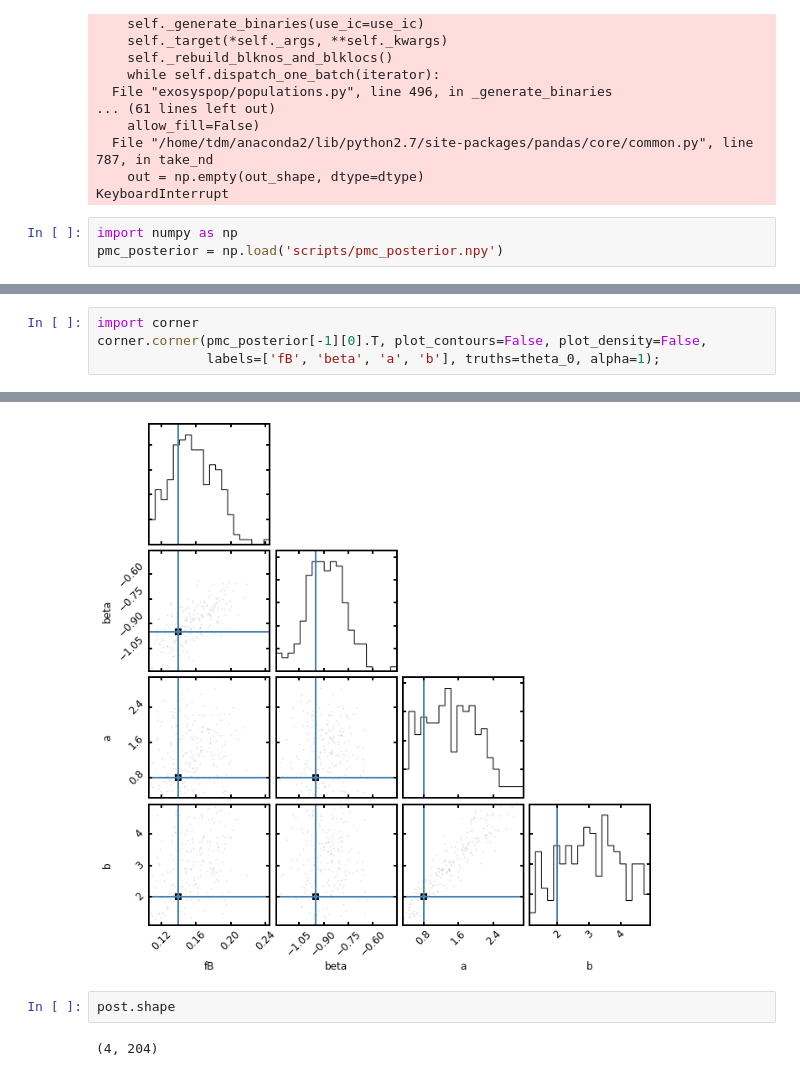
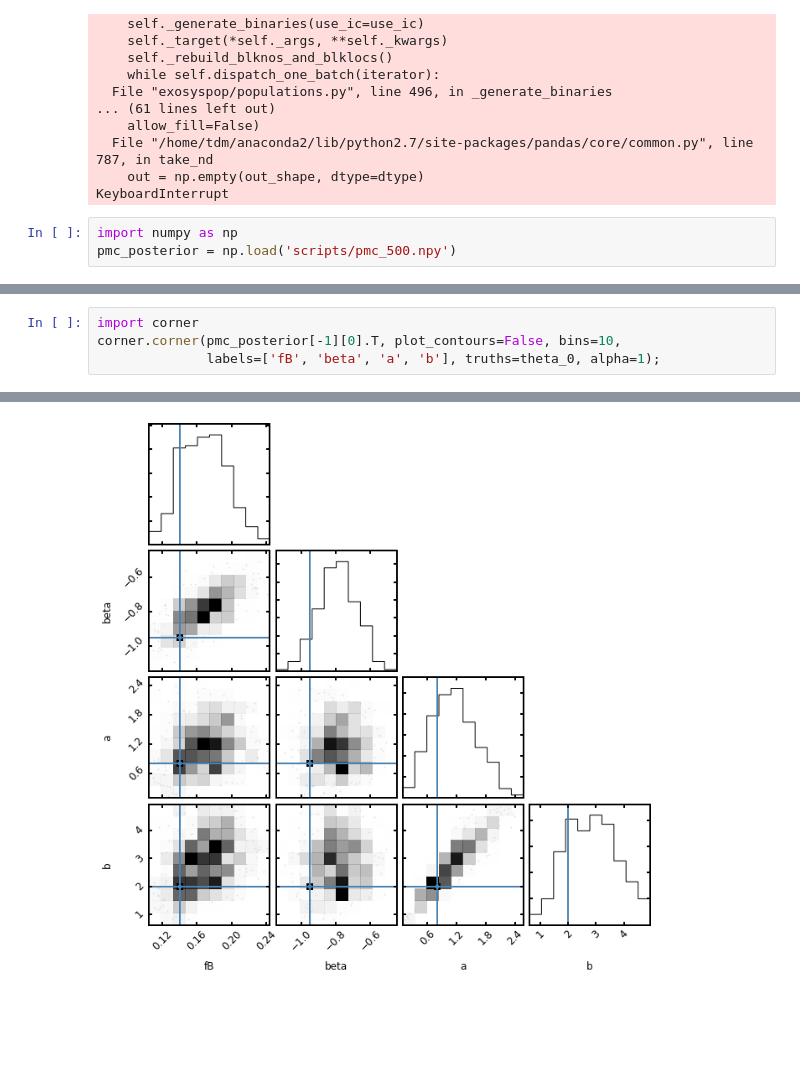
Before and after one commit to timothydmorton/exosyspop, a Jupyter notebook: abc-test-3.ipynb, the cells around one changed output, grey strips where cells are left out. Drawn from its saved outputs; the diff is of its cells as text; blank space fills up the shorter version.

```diff
--- a/abc-test-3.ipynb
+++ b/abc-test-3.ipynb
@@ -232,7 +232,7 @@ KeyboardInterrupt:
 KeyboardInterrupt
 # %%
 import numpy as np
-pmc_posterior = np.load('scripts/pmc_posterior.npy')
+pmc_posterior = np.load('scripts/pmc_500.npy')
 # %%
 %matplotlib inline
 import matplotlib.pyplot as plt
@@ -266,5 +266,5 @@ for i in range(pmc_posterior.shape[0]):
 # %%
 import corner
-corner.corner(pmc_posterior[-1][0].T, plot_contours=False, plot_density=False,
+corner.corner(pmc_posterior[-1][0].T, plot_contours=False, bins=10,
               labels=['fB', 'beta', 'a', 'b'], truths=theta_0, alpha=1);
 # %% [output]
@@ -275,8 +271,4 @@ WARNING:root:Too few points to create valid contours
-[figure, old version]
+[figure, new version]
-# %%
-post.shape
-# %% [output]
-(4, 204)
 # %%
 fig, axes = plt.subplots(4, 1, figsize=(10,10))
 
```
Also changed, not shown: parts of 4 cells of this notebook, 3 other files.
